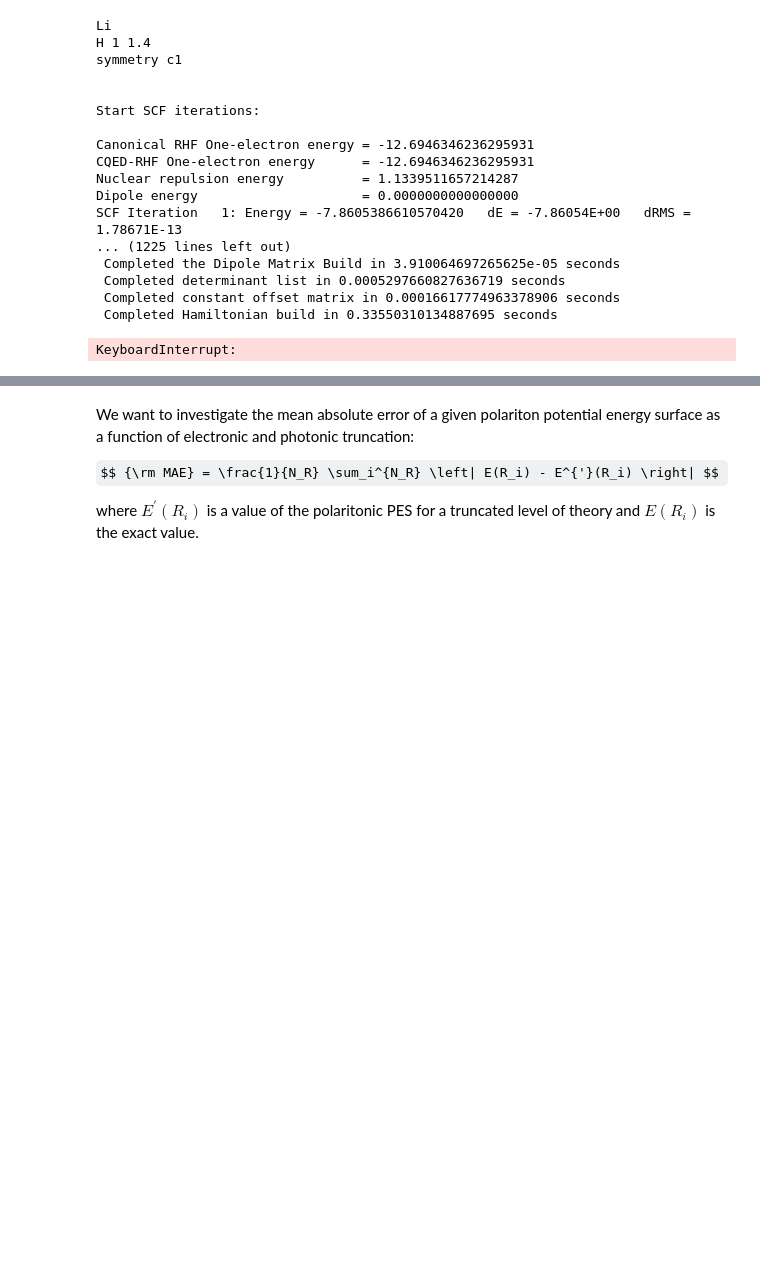
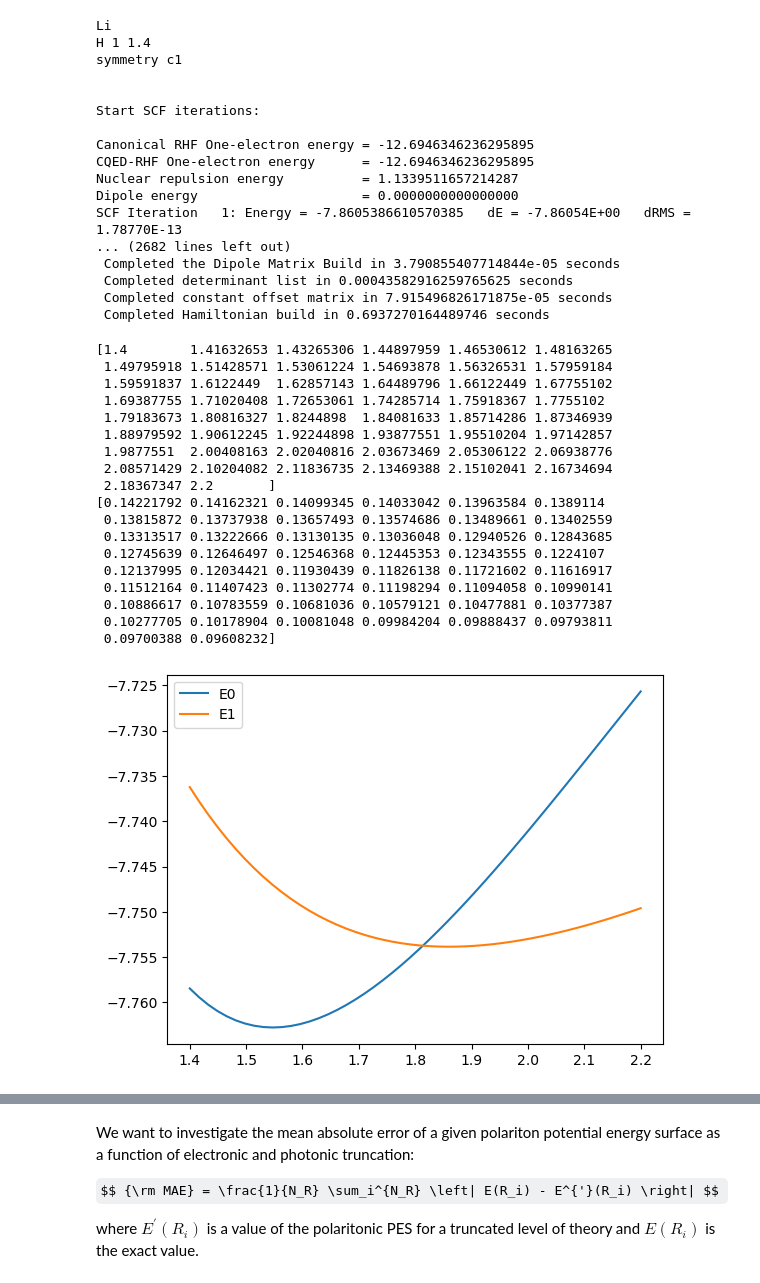
Before and after one commit to mapol-chem/qed-ci, a Jupyter notebook: src/examples/pCQED-LiH-ExplicitDSE.ipynb, the cells around one changed output, grey strips where cells are left out. Saved outputs shown, nothing was run; the diff lists cells and outputs as text; code cells hidden in the pictures; some formulas as TeX source; blank space fills up the shorter version.

```diff
--- a/src/examples/pCQED-LiH-ExplicitDSE.ipynb
+++ b/src/examples/pCQED-LiH-ExplicitDSE.ipynb
@@ -41,7 +41,7 @@ options_dict = {
     "d_convergence": 1e-10,
 }
 
-cavity_dict = {
+pcqed_dict = {
     'omega_value' : 0.0,
     'lambda_vector' : np.array([0, 0, 0]),
     'ci_level' : 'fci',
@@ -49,15 +49,38 @@ cavity_dict = {
     'number_of_photons' : 0
 }
 
+scqed_dict_np = {
+    'omega_value' : 0.12086,
+    'lambda_vector' : np.array([0, 0, 0.08]),
+    'ci_level' : 'fci',
+    'full_diagonalization' : True,
+    'number_of_photons' : 0
+}
+
+scqed_dict = {
+    'omega_value' : 0.12086,
+    'lambda_vector' : np.array([0, 0, 0.08]),
+    'ci_level' : 'fci',
+    'full_diagonalization' : True,
+    'number_of_photons' : 6
+}
+
+
 mol = psi4.geometry(mol_str)
 
 psi4.set_options(options_dict)
 
-test_pf = PFHamiltonianGenerator(
+no_cavity = PFHamiltonianGenerator(
     mol_str,
     options_dict,
-    cavity_dict
+    pcqed_dict
 )
+
+cavity_zp = PFHamiltonianGenerator(
+    mol_str,
+    options_dict,
+    scqed_dict_np
+)
 # %% [output]
 Start SCF iterations:
 
@@ -95,6 +154,10 @@ r_array = np.linspace(1.4, 2.2, N_R)
 
 E_array = np.zeros((N_R, N_el))
 Mu_array = np.zeros((N_R, N_el, N_el, 3))
+MuMu_array = np.zeros((N_R, N_el, N_el, 6))
+# scqed results
+sc_E_array = np.zeros((N_R, 10))
+
 psi4.set_options(options_dict)
 
 r_idx = 0
@@ -105,16 +168,20 @@ for r in r_array:
     scf_e, wfn = psi4.energy('SCF', return_wfn=True)
     fci_energy = psi4.energy('fci',ref_wfn=wfn)
 
-    LiH = PFHamiltonianGenerator(mol_str, options_dict, cavity_dict)
+    LiH = PFHamiltonianGenerator(mol_str,options_dict,pcqed_dict)
     assert np.isclose(fci_energy, LiH.CIeigs[0], 1e-7)
     # sort out states with dipole-allowed transition from ground state
     singlet_states = LiH.sort_dipole_allowed_states( N_el)
     E_array[r_idx, :] = LiH.CIeigs[singlet_states]
     Mu_array[r_idx, :, :, :] = LiH.compute_dipole_moments(singlet_states)
+    MuMu_array[r_idx, :, :, :] = LiH.compute_MuMu_Matrix(singlet_states)
 
     # uncomment to try not sorting singlet states
     #E_array[r_idx, :] = LiH.CIeigs[all_states]
     #Mu_array[r_idx, :, :, :] = LiH.compute_dipole_moments(all_states)
+    # scqed results
+    cqed_res = PFHamiltonianGenerator(mol_str, options_dict, scqed_dict)
+    sc_E_array[r_idx, :] = cqed_res.CIeigs[:10]
     r_idx += 1
 # %% [output]
 Li
@@ -124,29 +191,48 @@ symmetry c1
 
 Start SCF iterations:
 
-Canonical RHF One-electron energy = -12.6946346236295931
-CQED-RHF One-electron energy      = -12.6946346236295931
+Canonical RHF One-electron energy = -12.6946346236295895
+CQED-RHF One-electron energy      = -12.6946346236295895
 Nuclear repulsion energy          = 1.1339511657214287
 Dipole energy                     = 0.0000000000000000
-SCF Iteration   1: Energy = -7.8605386610570420   dE = -7.86054E+00   dRMS = 1.78671E-13
-... (1225 lines left out)
- Completed the Dipole Matrix Build in 3.910064697265625e-05 seconds
- Completed determinant list in 0.0005297660827636719 seconds
- Completed constant offset matrix in 0.00016617774963378906 seconds
- Completed Hamiltonian build in 0.33550310134887695 seconds
+SCF Iteration   1: Energy = -7.8605386610570385   dE = -7.86054E+00   dRMS = 1.78770E-13
+... (2682 lines left out)
+ Completed the Dipole Matrix Build in 3.790855407714844e-05 seconds
+ Completed determinant list in 0.00043582916259765625 seconds
+ Completed constant offset matrix in 7.915496826171875e-05 seconds
+ Completed Hamiltonian build in 0.6937270164489746 seconds
-KeyboardInterrupt:
 # %%
 from matplotlib import pyplot as plt
 # %%
 print(r_array)
 print(E_array[:,1]-E_array[:,0])
 
 plt.plot(r_array, E_array[:,0]+0.120000, label="E0")
 plt.plot(r_array, E_array[:,1], label="E1")
 #plt.plot(r_array, E_array[:,2], label="E2")
 #plt.plot(r_array, E_array[:,3], label="E3")
 plt.legend()
-plt.xlim(1.79, 1.81)
+#plt.xlim(1.79, 1.81)
 plt.show()
+# %% [output]
+[1.4        1.41632653 1.43265306 1.44897959 1.46530612 1.48163265
+ 1.49795918 1.51428571 1.53061224 1.54693878 1.56326531 1.57959184
+ 1.59591837 1.6122449  1.62857143 1.64489796 1.66122449 1.67755102
+ 1.69387755 1.71020408 1.72653061 1.74285714 1.75918367 1.7755102
+ 1.79183673 1.80816327 1.8244898  1.84081633 1.85714286 1.87346939
+ 1.88979592 1.90612245 1.92244898 1.93877551 1.95510204 1.97142857
+ 1.9877551  2.00408163 2.02040816 2.03673469 2.05306122 2.06938776
+ 2.08571429 2.10204082 2.11836735 2.13469388 2.15102041 2.16734694
+ 2.18367347 2.2       ]
+[0.14221792 0.14162321 0.14099345 0.14033042 0.13963584 0.1389114
+ 0.13815872 0.13737938 0.13657493 0.13574686 0.13489661 0.13402559
+ 0.13313517 0.13222666 0.13130135 0.13036048 0.12940526 0.12843685
+ 0.12745639 0.12646497 0.12546368 0.12445353 0.12343555 0.1224107
+ 0.12137995 0.12034421 0.11930439 0.11826138 0.11721602 0.11616917
+ 0.11512164 0.11407423 0.11302774 0.11198294 0.11094058 0.10990141
+ 0.10886617 0.10783559 0.10681036 0.10579121 0.10477881 0.10377387
+ 0.10277705 0.10178904 0.10081048 0.09984204 0.09888437 0.09793811
+ 0.09700388 0.09608232]
+[figure, added]
 # %% [markdown]
 \begin{equation}
```
Also changed, not shown: parts of 18 cells of this notebook, 7 other files.
